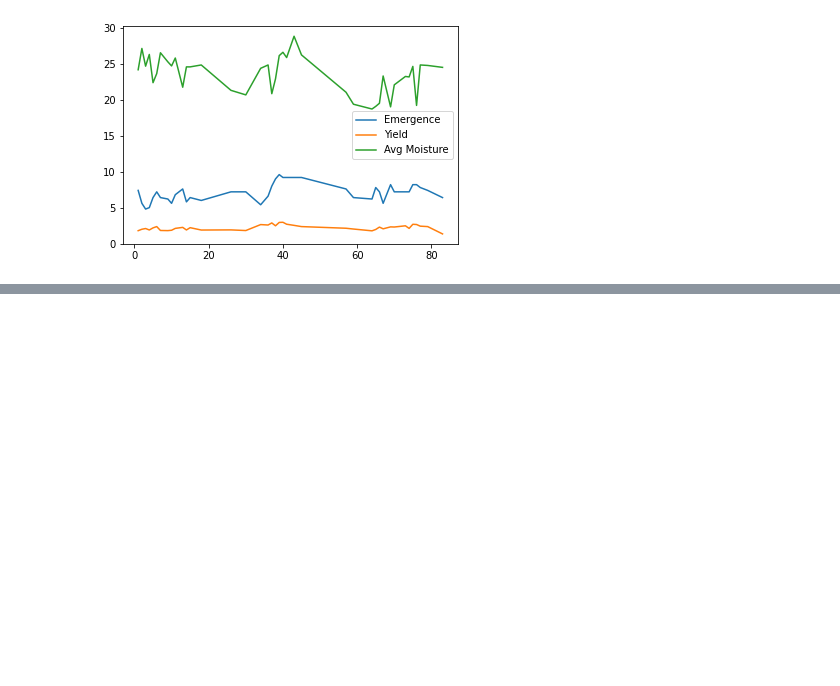
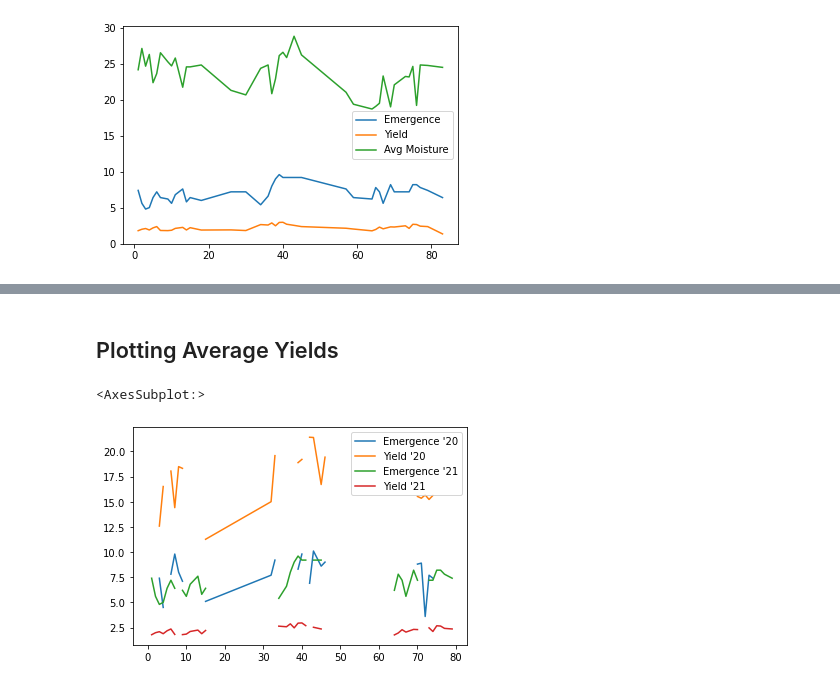
Before and after one commit to ciaranpflanagan/FYP, a Jupyter notebook: data_analysis.ipynb, the cells around one changed output, grey strips where cells are left out. Cells and saved outputs as stored; diff of their text form; code cells hidden in the pictures; blank space fills up the shorter version.

Commit message:
Started data analysis on plot treatments

```diff
--- a/data_analysis.ipynb
+++ b/data_analysis.ipynb
@@ -158,0 +186,14 @@ df.plot()
+# %%
+# 2021
+ploughed_2021 = df_2021.loc[df_2021['Treatment'].str.startswith('PH', na=False)]
+ploughed_2021 = ploughed_2021.append(df_2021.loc[df_2021['Treatment'].str.startswith('PL', na=False)])
+
+tilled_2021 = df_2021.loc[df_2021['Treatment'].str.startswith('MH', na=False)]
+tilled_2021 = tilled_2021.append(df_2021.loc[df_2021['Treatment'].str.startswith('ML', na=False)])
+
+# 2020
+ploughed_2020 = df_2020.loc[df_2020['Treatment'].str.startswith('PH', na=False)]
+ploughed_2020 = ploughed_2020.append(df_2020.loc[df_2020['Treatment'].str.startswith('PL', na=False)])
+
+tilled_2020 = df_2020.loc[df_2020['Treatment'].str.startswith('MH', na=False)]
+tilled_2020 = tilled_2020.append(df_2020.loc[df_2020['Treatment'].str.startswith('ML', na=False)])
@@ -158,0 +210,21 @@ df.plot()
+# %% [markdown]
+## Plotting Average Yields
+# %%
+# Ploughed Data
+targets_2020 = ploughed_2020[['Emergence', 'Combine Yield (t/ac)']]
+targets_2020 = targets_2020.loc[(targets_2020 != 0).all(axis = 1)]
+targets_2021 = ploughed_2021[['Emergence', 'Combine Yield (t/ac)']]
+targets_2021 = targets_2021.loc[(targets_2021 != 0).all(axis = 1)]
+
+d = {'Emergence \'20' : targets_2020['Emergence'],
+     'Yield \'20' : targets_2020['Combine Yield (t/ac)'],
+     'Emergence \'21' : targets_2021['Emergence'],
+     'Yield \'21' : targets_2021['Combine Yield (t/ac)'],
+    }
+
+df = pd.DataFrame(d)
+
+df.plot() # Could change to a scatter plot?
+# %% [output]
+<AxesSubplot:>
+[figure, added]
```
Also changed, not shown: parts of 8 cells of this notebook.
